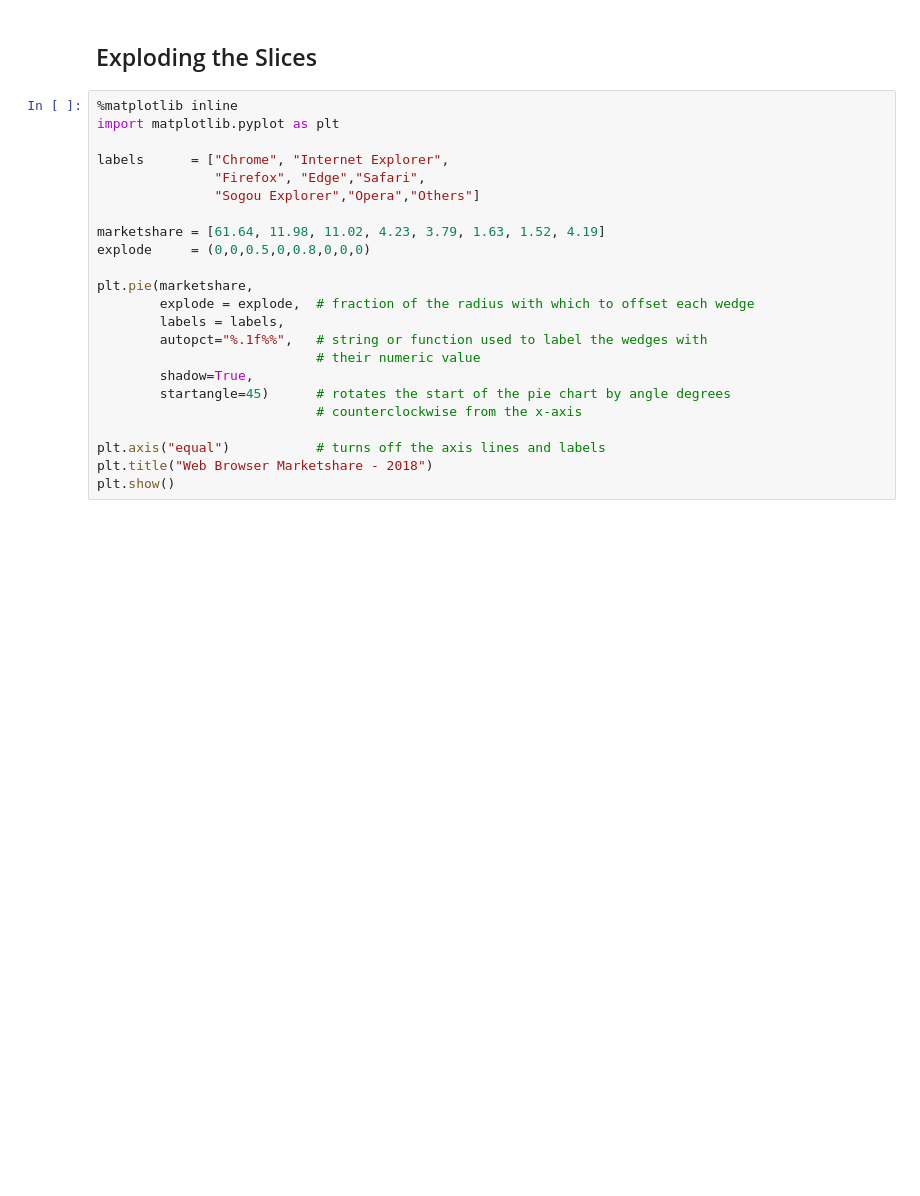
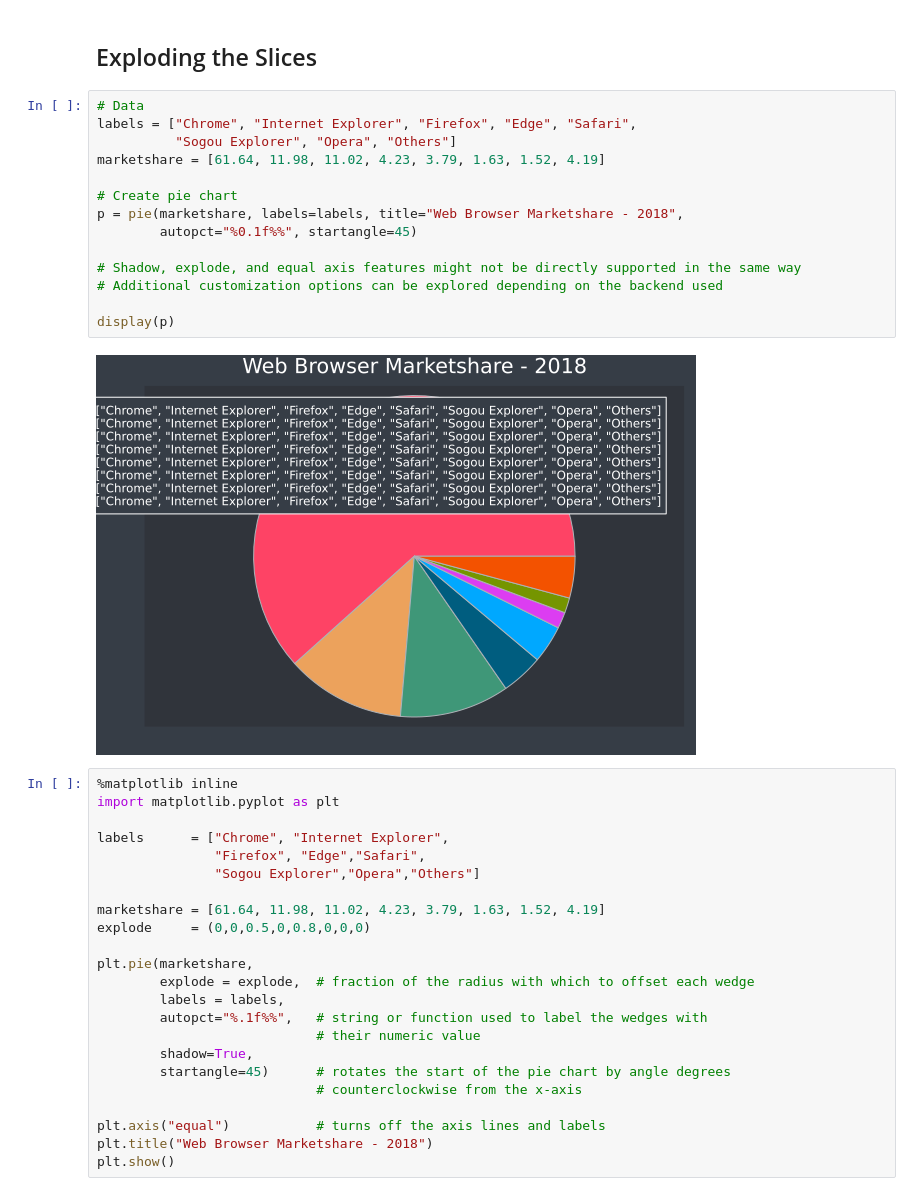
Before and after one commit to setrar/ml, a Jupyter notebook: ISBN-9781119545637/Python Machine Learning Source Code/Chapter 4 - matplotlib.jl.ipynb, the cells around one changed output. Cells and saved outputs as stored; diff of their text form; blank space fills up the shorter version.

```diff
--- a/ISBN-9781119545637/Python Machine Learning Source Code/Chapter 4 - matplotlib.jl.ipynb
+++ b/ISBN-9781119545637/Python Machine Learning Source Code/Chapter 4 - matplotlib.jl.ipynb
@@ -226,6 +226,22 @@ display(p)
 [figure]
 # %% [markdown]
 ## Exploding the Slices
+# %%
+# Data
+labels = ["Chrome", "Internet Explorer", "Firefox", "Edge", "Safari",
+          "Sogou Explorer", "Opera", "Others"]
+marketshare = [61.64, 11.98, 11.02, 4.23, 3.79, 1.63, 1.52, 4.19]
+
+# Create pie chart
+p = pie(marketshare, labels=labels, title="Web Browser Marketshare - 2018",
+        autopct="%0.1f%%", startangle=45)
+
+# Shadow, explode, and equal axis features might not be directly supported in the same way
+# Additional customization options can be explored depending on the backend used
+
+display(p)
+# %% [output]
+[figure, added]
 # %%
 %matplotlib inline
 import matplotlib.pyplot as plt
```
Also changed, not shown: 7 other files.
